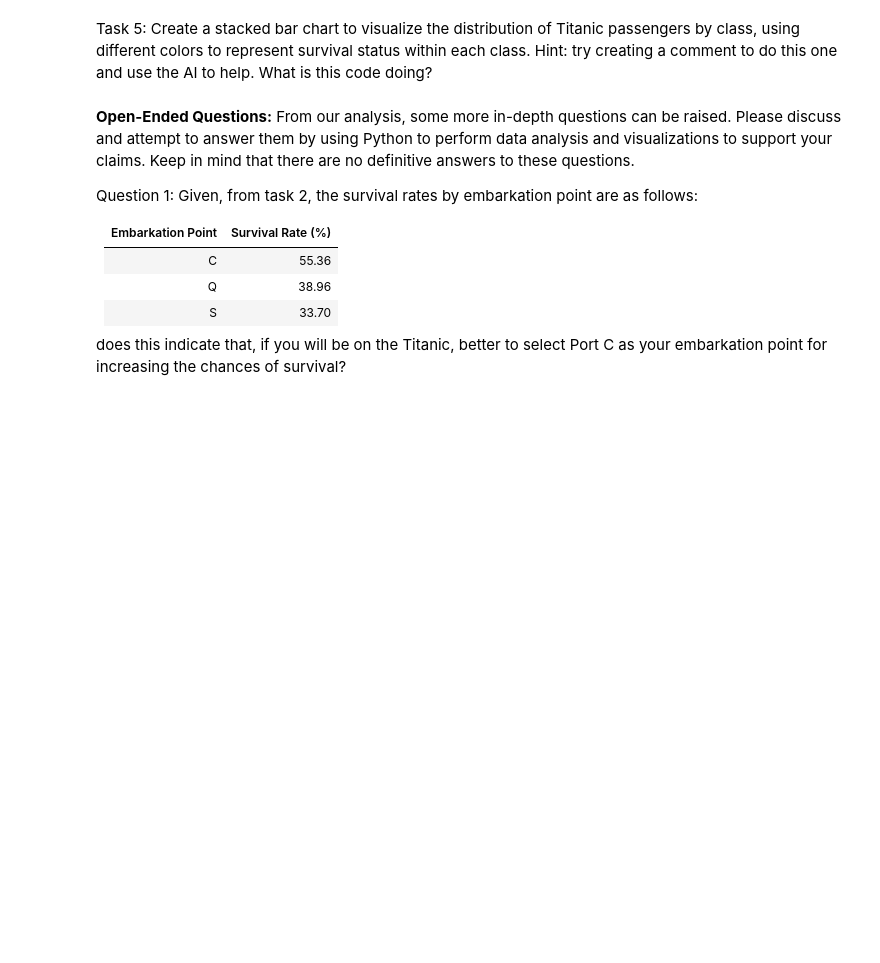
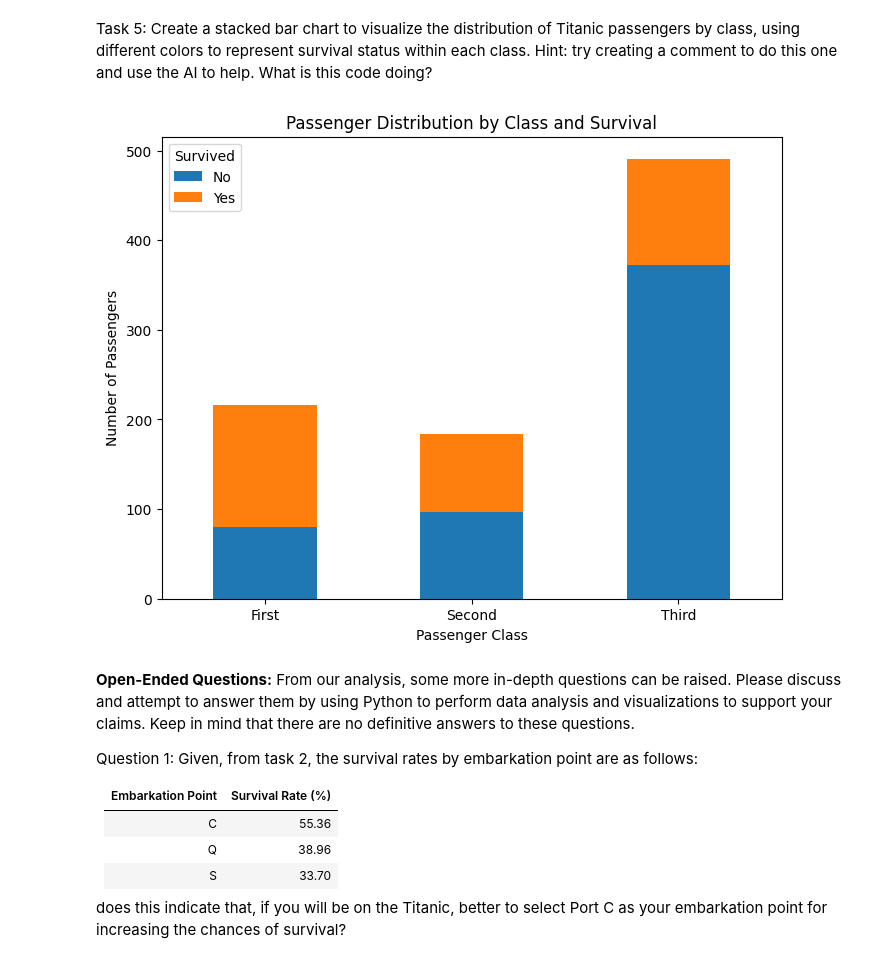
Before and after one commit to Matthew-Calvario/github-introfall25-Matthew-Calvario, a Jupyter notebook: In_Class_Assignment_5_python.ipynb, the cells around one changed output. Saved outputs shown, nothing was run; the diff lists cells and outputs as text; code cells hidden in the pictures; blank space fills up the shorter version.

```diff
--- a/In_Class_Assignment_5_python.ipynb
+++ b/In_Class_Assignment_5_python.ipynb
@@ -59,3 +130,19 @@ import matplotlib.pyplot as plt
+# %%
+# Create a stacked bar chart to visualize the distribution of Titanic passengers by class
+
+# Create a cross-tabulation of class and survival
+class_survival = pd.crosstab(titanic_data['class'], titanic_data['survived'])
+
+# Plot the stacked bar chart
+class_survival.plot(kind='bar', stacked=True, figsize=(8, 6))
+plt.title('Passenger Distribution by Class and Survival')
+plt.xlabel('Passenger Class')
+plt.ylabel('Number of Passengers')
+plt.xticks(rotation=0)
+plt.legend(title='Survived', labels=['No', 'Yes'])
+plt.show()
+# %% [output]
+[figure, added]
 # %% [markdown]
 **Open-Ended Questions:** From our analysis, some more in-depth questions can be raised. Please discuss and attempt to answer them by using Python to perform data analysis and visualizations to support your claims. Keep in mind that there are no definitive answers to these questions.
 
```
Also changed, not shown: parts of 16 cells of this notebook.
